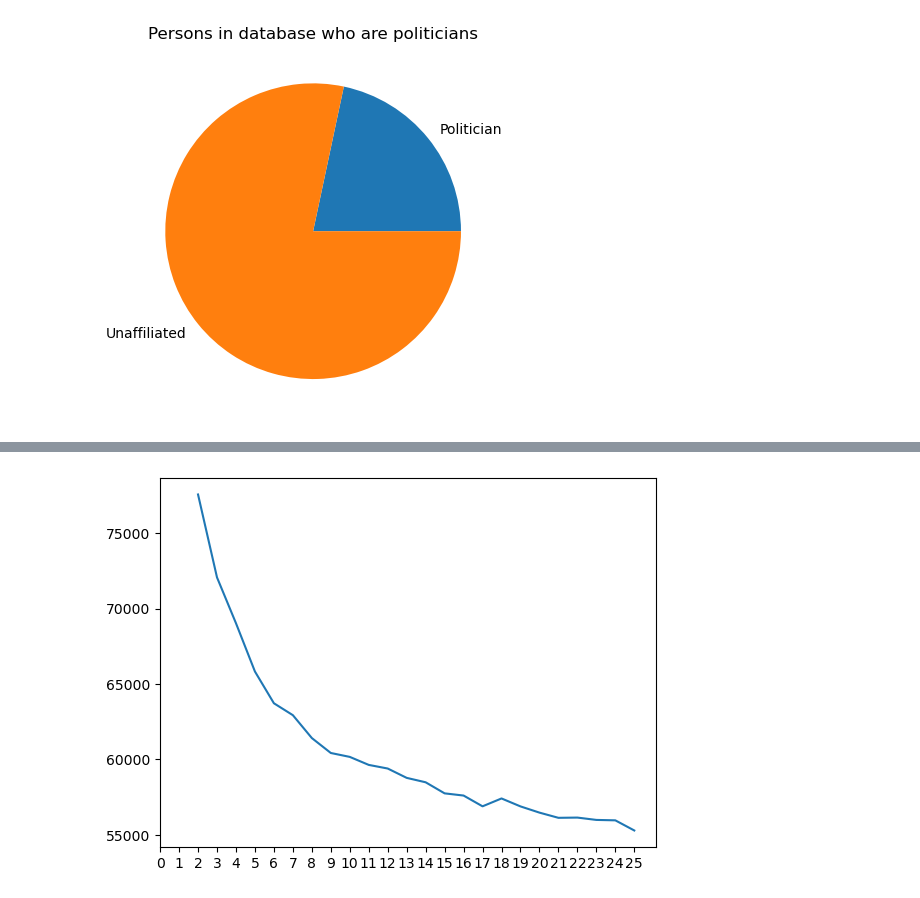
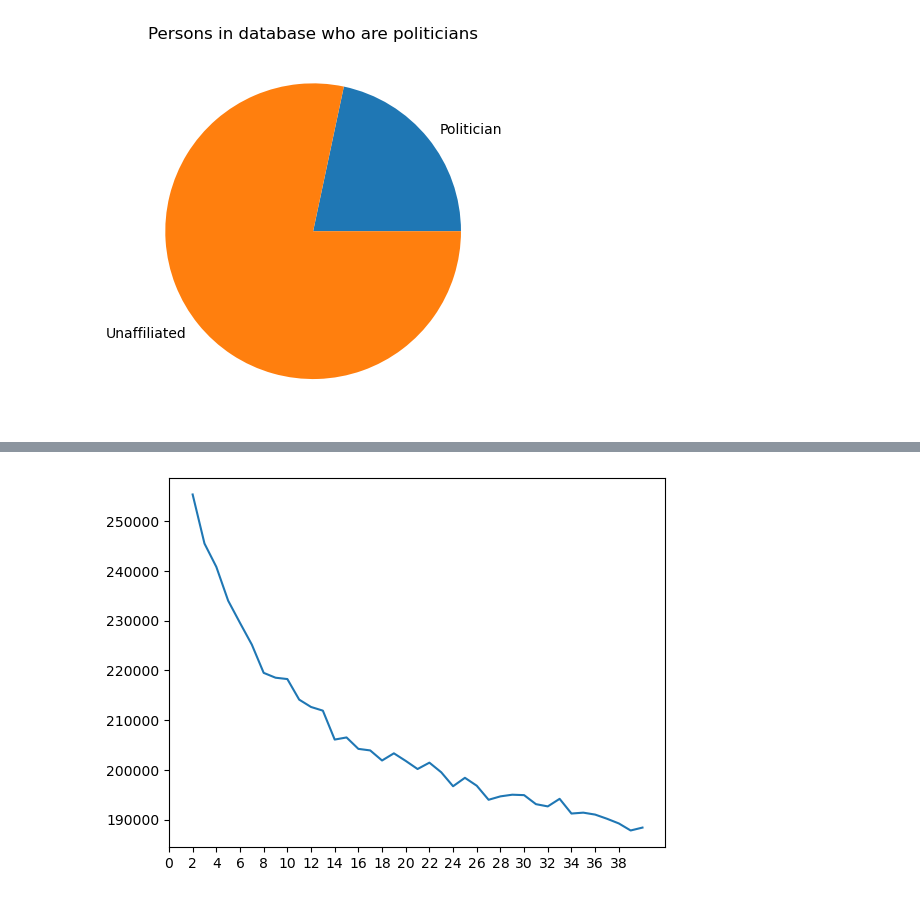
Before and after one commit to czech-radio/respondent-classify, a Jupyter notebook: Description occurences.ipynb, the cells around one changed output, grey strips where cells are left out. Drawn from its saved outputs; the diff is of its cells as text; code cells hidden in the pictures.

```diff
--- a/Description occurences.ipynb
+++ b/Description occurences.ipynb
@@ -159,3 +76,0 @@ df.head()
-# %%
-df['is_labeled'] = df.descr_procc.apply(lambda x: len([i for i in x if i in std]) != 0)
-df.head()
@@ -169,0 +84,2 @@ df.head()
+# %%
+non_politic_bag = bag_of_words.loc[~df.is_pol, bag_of_words.sum() > 1].copy()
@@ -169,0 +98,3 @@ df.head()
+# %%
+non_politic_bag = non_politic_bag.loc[:, non_politic_bag.sum() > 1]
+display(non_politic_bag.head())
@@ -349,7 +345,7 @@ unlabeled_bag_good_info = unlabeled_bag.loc[:, unlabeled_bag.sum() > 1]
 # %%
 from scipy.sparse import csr_matrix
 
-data_matrix = csr_matrix(unlabeled_bag_good_info.sparse.to_coo())
+data_matrix = csr_matrix(non_politic_bag.sparse.to_coo())
 # %%
 from sklearn.cluster import KMeans
 
@@ -364,12 +360,12 @@ def kmean_explore(data, max_clusters: int) -> list:
     return scores
 # %%
 %%time
-max_cluster = 25
+max_cluster = 40
 cluster_n = list(range(2, max_cluster+1))
 scores = kmean_explore(data_matrix, max_cluster)
 
 plt.plot(cluster_n, scores)
-plt.xticks(list(range(26)))
+plt.xticks(list(range(0, max_cluster, 2)))
 plt.show()
 # %% [output]
-[figure, old version]
+[figure, new version]
```
Also changed, not shown: parts of 63 cells of this notebook, 3 other files.
